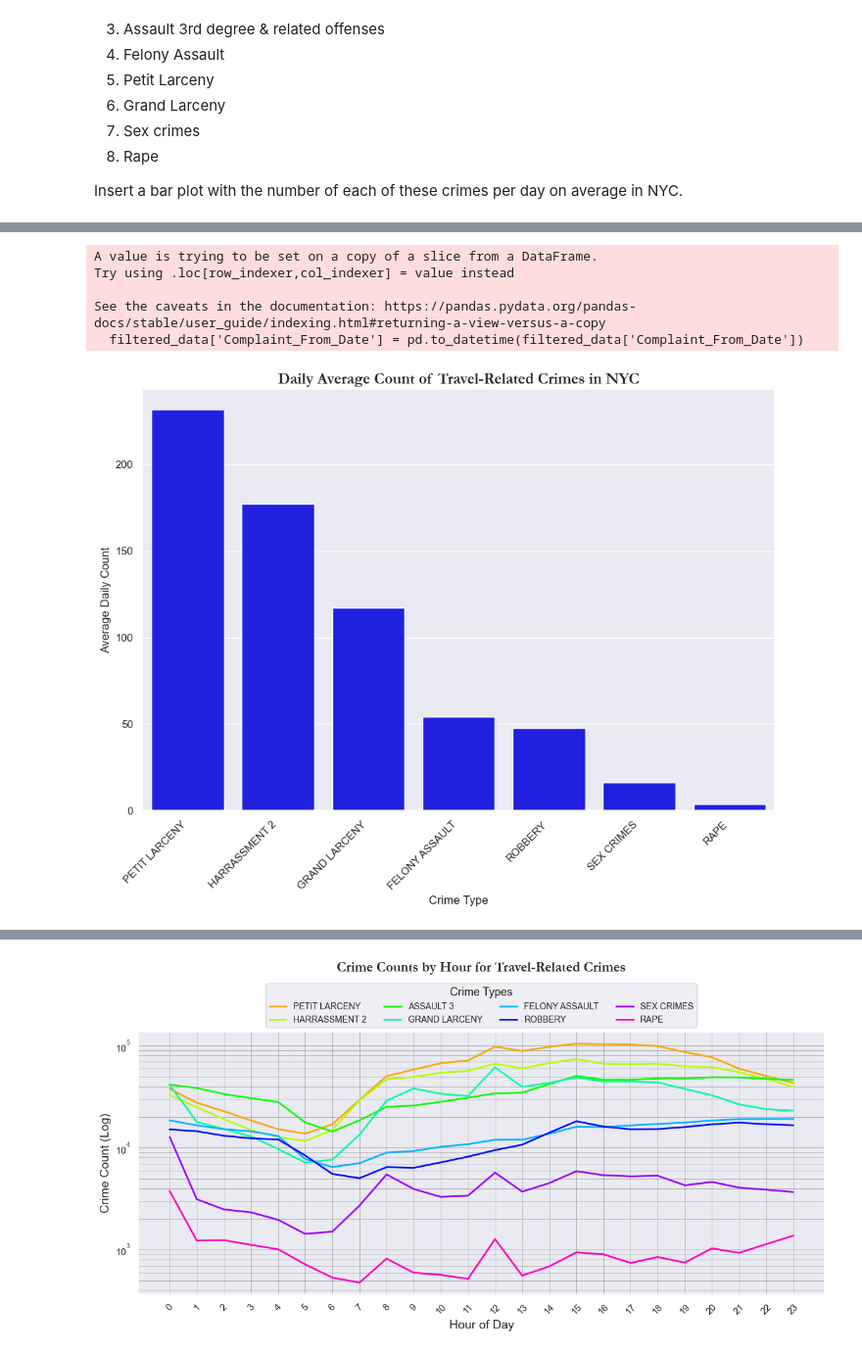
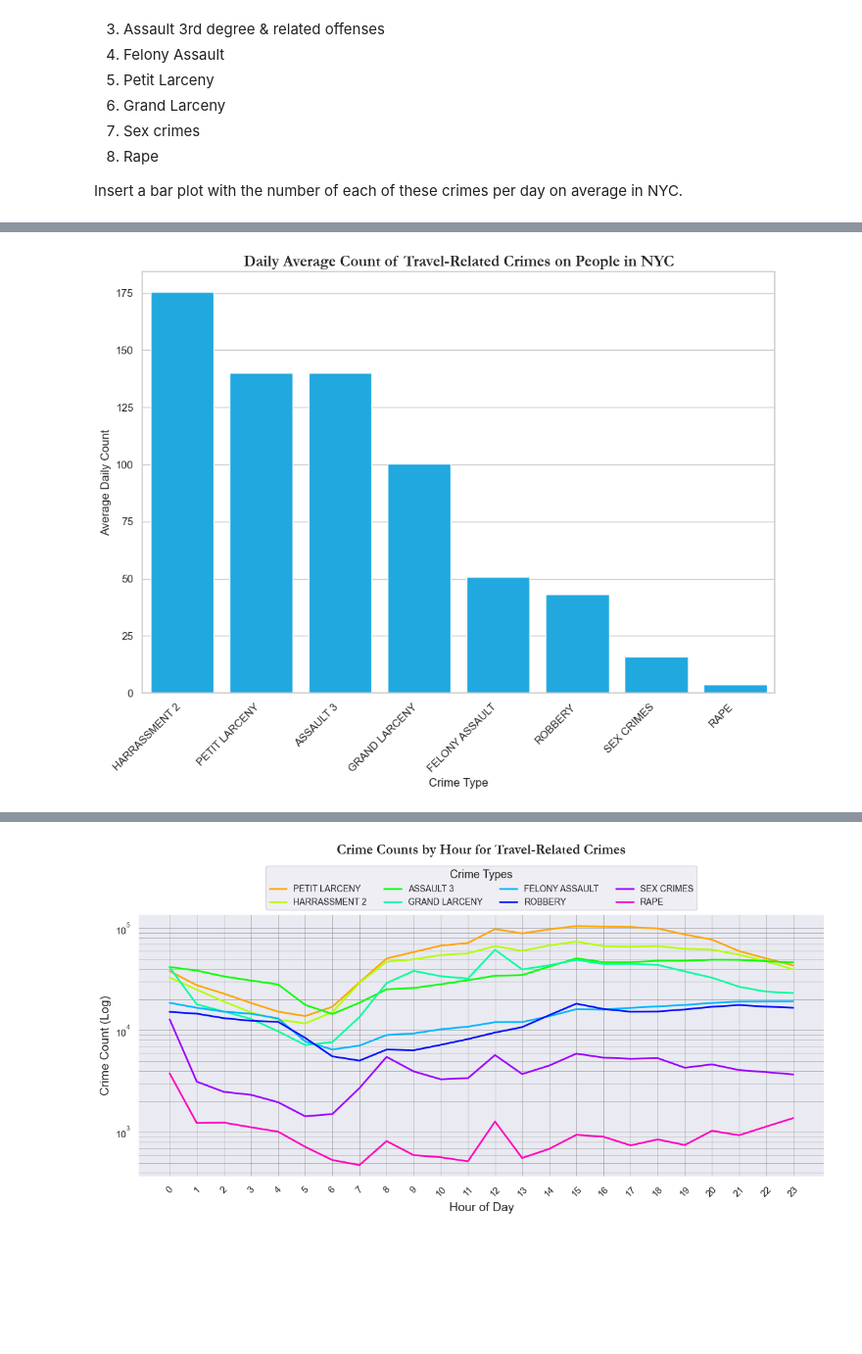
Before and after one commit to johan-bh/Social-Data---Final-Project, a Jupyter notebook: temporal_plots.ipynb, the cells around one changed output, grey strips where cells are left out. Shown at 98% size. Cells and saved outputs as stored; diff of their text form; code cells hidden in the pictures; blank space fills up the shorter version.

Commit message:
comparison of people vs businesses in focus crimes index

```diff
--- a/temporal_plots.ipynb
+++ b/temporal_plots.ipynb
@@ -292,52 +402,51 @@ Insert a bar plot with the number of each of these crimes per day on average in
 # %%
 #Insert a bar plot with the number of each of these crimes per day on average in NYC.
+# rename "ASSAULT 3 & RELATED OFFENSES" to "ASSAULT 3"
+df['Offense_Description'] = df['Offense_Description'].replace('ASSAULT 3 & RELATED OFFENSES', 'ASSAULT 3')
+# change "Criminal Mischief & related offenses" to "CRIMINAL MISCHIEF"
+df['Offense_Description'] = df['Offense_Description'].replace('CRIMINAL MISCHIEF & RELATED OF', 'CRIMINAL MISCHIEF')
+
 
 # Top crimes that affect travel safety in NYC:
 crimes_of_interest = [
     'HARRASSMENT 2',
     'ROBBERY',
-    'ASSAULT 3 & RELATED OFFENSES',
+    'ASSAULT 3',
     'FELONY ASSAULT',
     'PETIT LARCENY',
     'GRAND LARCENY',
     'SEX CRIMES',
-    'RAPE'
-]
-
-# rename "ASSAULT 3 & RELATED OFFENSES" to "ASSAULT 3"
-df['Offense_Description'] = df['Offense_Description'].replace('ASSAULT 3 & RELATED OFFENSES', 'ASSAULT 3')
-
+    'RAPE']
 
 # Filter data
 filtered_data = df[df['Offense_Description'].isin(crimes_of_interest)]
 
-filtered_data['Complaint_From_Date'] = pd.to_datetime(filtered_data['Complaint_From_Date'])
+# Filter victim sex to "F" or "M"
+person_data = filtered_data[filtered_data['Victim_Sex'].isin(['F', 'M'])]
+
+person_data['Complaint_From_Date'] = pd.to_datetime(person_data['Complaint_From_Date'])
 
 # Group by date and crime type, then count occurrences
-daily_counts = filtered_data.groupby(['Complaint_From_Date', 'Offense_Description']).size().unstack(fill_value=0)
+daily_counts = person_data.groupby(['Complaint_From_Date', 'Offense_Description']).size().unstack(fill_value=0)
 
 # Calculate daily averages
 daily_averages = daily_counts.mean()
 
 # sort based on average daily count
 daily_averages = daily_averages.sort_values(ascending=False)
 
 plt.figure(figsize=(10, 8))
 # use seaborn for bar plot
-# use a same colour for all bars
-sns.barplot(x=daily_averages.index, y=daily_averages.values, color='blue')
+# use a same colour for all bars - seaborn
+palette = sns.color_palette("hsv", 8)
+sns.barplot(x=daily_averages.index, y=daily_averages.values, color=palette[4])
 #daily_averages.plot(kind='bar', color='blue')
-plt.title('Daily Average Count of Travel-Related Crimes in NYC', fontdict={'fontname': 'Garamond', 'weight': 'bold'}, size=16)
+plt.title('Daily Average Count of Travel-Related Crimes on People in NYC', fontdict={'fontname': 'Garamond', 'weight': 'bold'}, size=16)
 plt.xlabel('Crime Type')
 plt.ylabel('Average Daily Count')
 plt.xticks(rotation=45, ha='right')
 plt.tight_layout()
 plt.savefig('daily_average_crime_count.png')
 plt.show()
 # %% [output]
-A value is trying to be set on a copy of a slice from a DataFrame.
-Try using .loc[row_indexer,col_indexer] = value instead
-
-See the caveats in the documentation: https://pandas.pydata.org/pandas-docs/stable/user_guide/indexing.html#returning-a-view-versus-a-copy
-  filtered_data['Complaint_From_Date'] = pd.to_datetime(filtered_data['Complaint_From_Date'])
-[figure, old version]
+[figure, new version]
```
Also changed, not shown: parts of 5 cells of this notebook, 4 other files.
